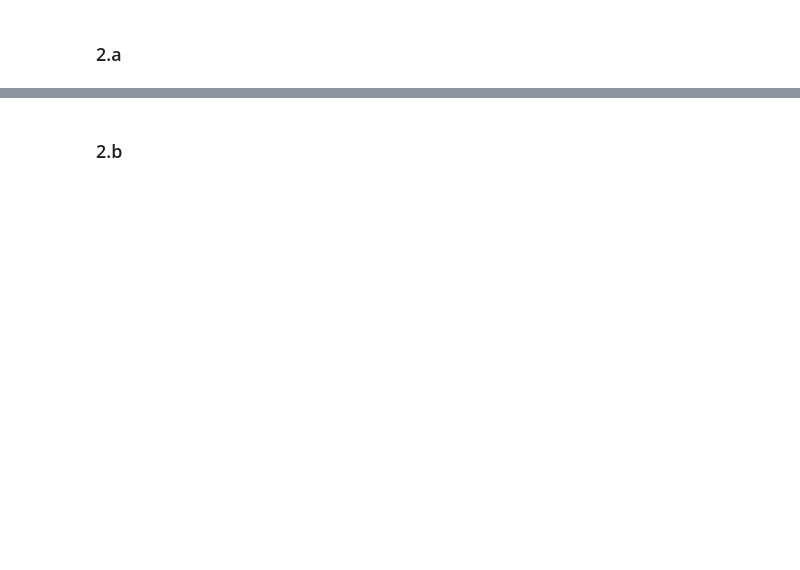
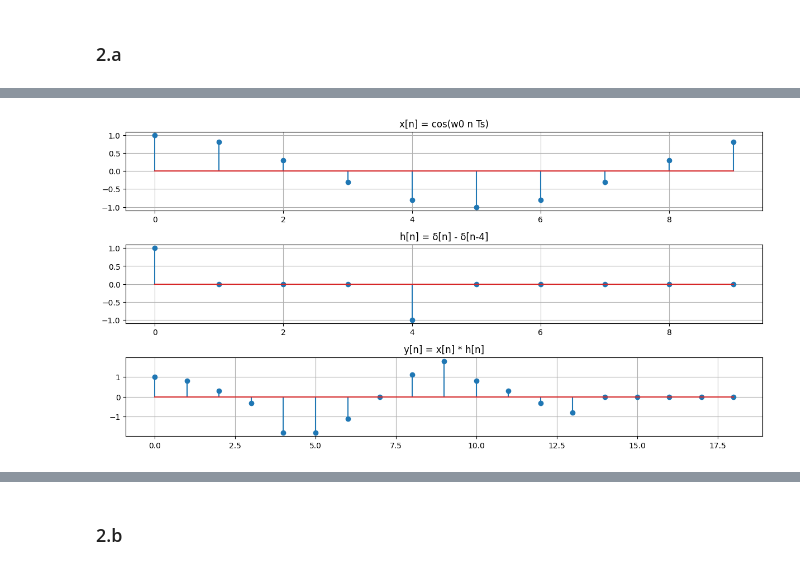
Before and after one commit to AlejoDAlesio/TS0, a Jupyter notebook: TS1.ipynb, the cells around one changed output, grey strips where cells are left out. Drawn from its saved outputs; the diff is of its cells as text; code cells hidden in the pictures; blank space fills up the shorter version.

```diff
--- a/TS1.ipynb
+++ b/TS1.ipynb
@@ -286,0 +297,81 @@ La energía en un pulso va a depender de su amplitud y del tiempo donde exista e
+# %%
+import numpy as np
+import matplotlib.pyplot as plt
+
+# -------------------------
+# Parámetros
+# -------------------------
+N = 10                  # cantidad de muestras
+n = np.arange(0, N)
+w0 = 0.2 * np.pi       # frecuencia
+Ts = 1                 # periodo de muestreo
+
+# -------------------------
+# Señal de entrada x[n]
+# -------------------------
+x = np.cos(w0 * n * Ts)
+
+# -------------------------
+# Delta de Kronecker
+# -------------------------
+def delta(n):
+    d = np.zeros_like(n)
+    for i in range(len(n)):
+        if n[i] == 0:
+            d[i] = 1
+    return d
+
+# -------------------------
+# Respuesta al impulso h[n]
+# h[n] = δ[n] - δ[n-4]
+# -------------------------
+h = delta(n) - delta(n - 4)
+
+# -------------------------
+# Convolución
+# -------------------------
+y = np.convolve(x, h)
+
+# Eje de la salida
+n_y = np.arange(0, len(y))
+
+# -------------------------
+# Resultado teórico
+# y[n] = x[n] - x[n-4]
+# -------------------------
+x_shift = np.zeros_like(x)
+
+for i in range(4, N):
+    x_shift[i] = x[i - 4]
+
+y_teorico = x - x_shift
+
+# -------------------------
+# GRÁFICOS
+# -------------------------
+plt.figure(figsize=(12,8))
+
+# x[n]
+plt.subplot(4,1,1)
+plt.stem(n, x)
+plt.title("x[n] = cos(w0 n Ts)")
+plt.grid()
+
+# h[n]
+plt.subplot(4,1,2)
+plt.stem(n, h)
+plt.title("h[n] = δ[n] - δ[n-4]")
+plt.grid()
+
+# convolución
+plt.subplot(4,1,3)
+plt.stem(n_y, y)
+plt.title("y[n] = x[n] * h[n]")
+plt.grid()
+
+
+
+plt.tight_layout()
+plt.show()
+# %% [output]
+[figure, added]
```
Also changed, not shown: parts of 14 cells of this notebook.
